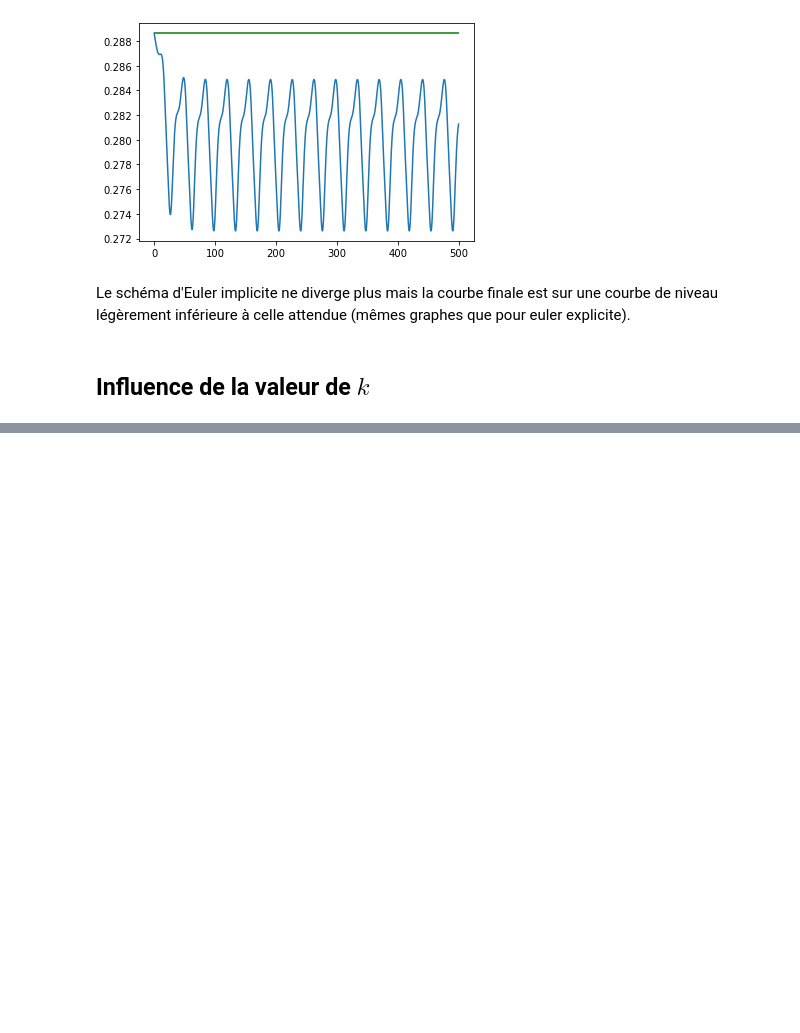
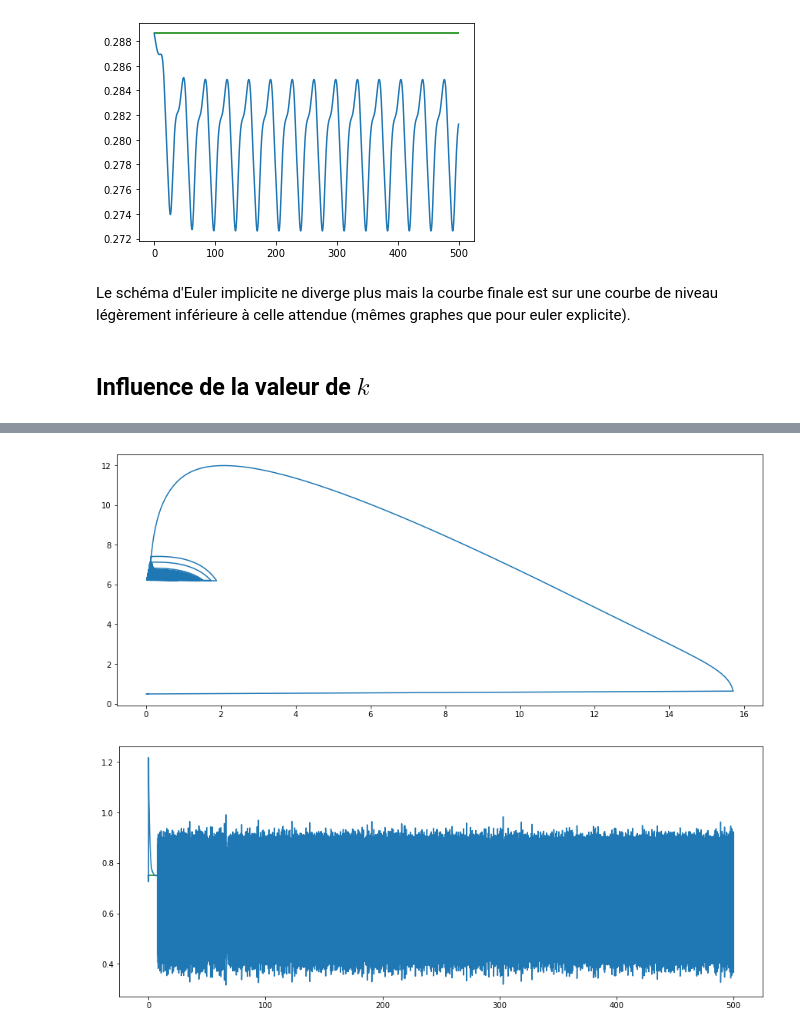
Before and after one commit to remymart/projet_equa_diff, a Jupyter notebook: equa_diff.ipynb, the cells around one changed output, grey strips where cells are left out. Drawn from its saved outputs; the diff is of its cells as text; code cells hidden in the pictures; blank space fills up the shorter version.

```diff
--- a/equa_diff.ipynb
+++ b/equa_diff.ipynb
@@ -413,0 +429,5 @@ test_k(1000000000000000000000000)
+# %%
+test_k_explicit(100, 1/16, 1/2, pas = 1e-2)
+# %% [output]
+[figure, added]
+[figure, added]
```
Also changed, not shown: parts of 15 cells of this notebook.
